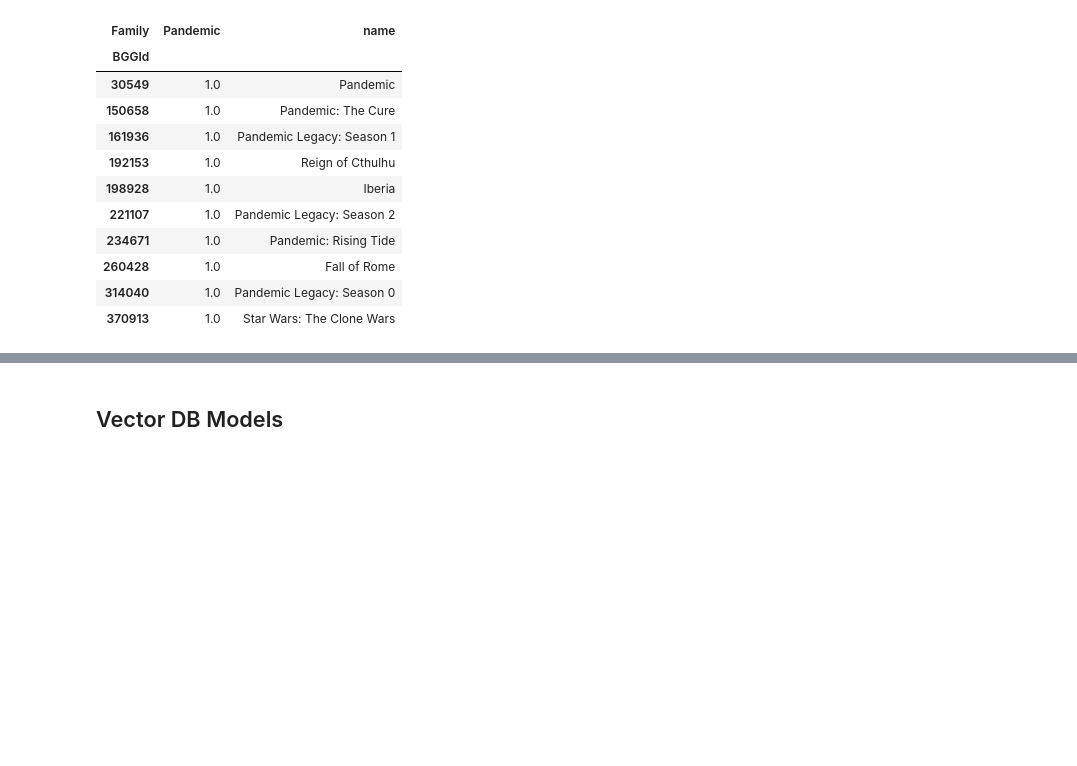
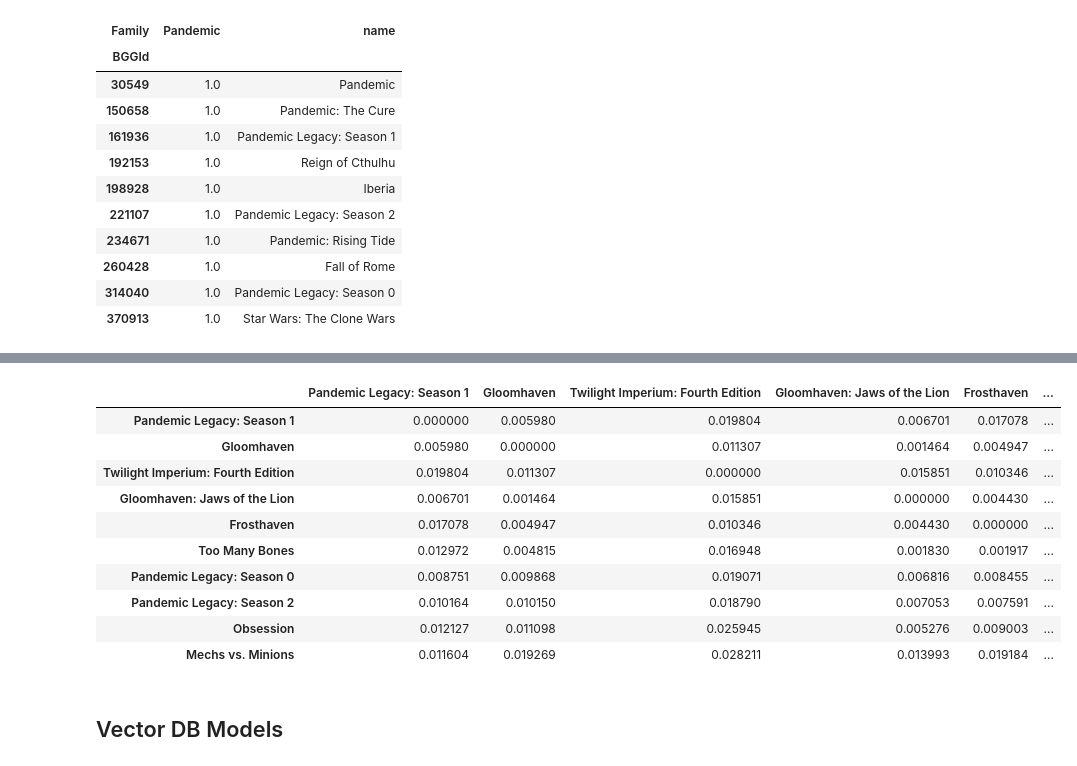
Before and after one commit to threnjen/boardgamegeek, a Jupyter notebook: exploratory_notebooks/03_content_sim_games.ipynb, the cells around one changed output, grey strips where cells are left out. Cells and saved outputs as stored; diff of their text form; code cells hidden in the pictures; blank space fills up the shorter version.

```diff
--- a/exploratory_notebooks/03_content_sim_games.ipynb
+++ b/exploratory_notebooks/03_content_sim_games.ipynb
@@ -551,3 +732,17 @@ See the caveats in the documentation: https://pandas.pydata.org/pandas-docs/stab
+# %%
+pd.DataFrame(cosine_distances(tester_df[matching_columns]), columns=names, index=names)
+# %% [output]
+|  | Pandemic Legacy: Season 1 | Gloomhaven | Twilight Imperium: Fourth Edition | Gloomhaven: Jaws of the Lion | Frosthaven | ... |
+| Pandemic Legacy: Season 1 | 0.000000 | 0.005980 | 0.019804 | 0.006701 | 0.017078 | ... |
+| Gloomhaven | 0.005980 | 0.000000 | 0.011307 | 0.001464 | 0.004947 | ... |
+| Twilight Imperium: Fourth Edition | 0.019804 | 0.011307 | 0.000000 | 0.015851 | 0.010346 | ... |
+| Gloomhaven: Jaws of the Lion | 0.006701 | 0.001464 | 0.015851 | 0.000000 | 0.004430 | ... |
+| Frosthaven | 0.017078 | 0.004947 | 0.010346 | 0.004430 | 0.000000 | ... |
+| Too Many Bones | 0.012972 | 0.004815 | 0.016948 | 0.001830 | 0.001917 | ... |
+| Pandemic Legacy: Season 0 | 0.008751 | 0.009868 | 0.019071 | 0.006816 | 0.008455 | ... |
+| Pandemic Legacy: Season 2 | 0.010164 | 0.010150 | 0.018790 | 0.007053 | 0.007591 | ... |
+| Obsession | 0.012127 | 0.011098 | 0.025945 | 0.005276 | 0.009003 | ... |
+| Mechs vs. Minions | 0.011604 | 0.019269 | 0.028211 | 0.013993 | 0.019184 | ... |
 # %% [markdown]
 ## Vector DB Models
 # %% [markdown]
```
Also changed, not shown: parts of 10 cells of this notebook.
